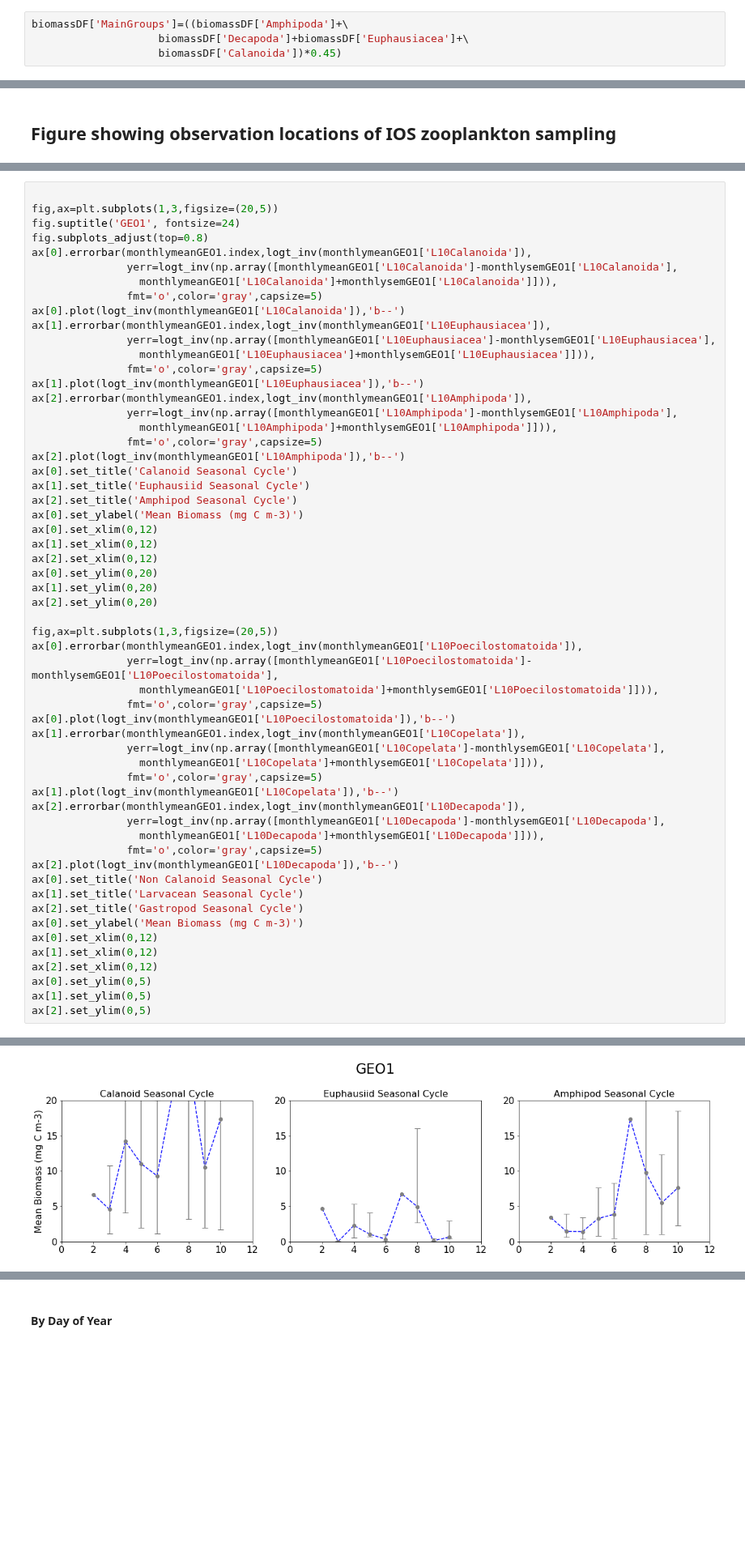
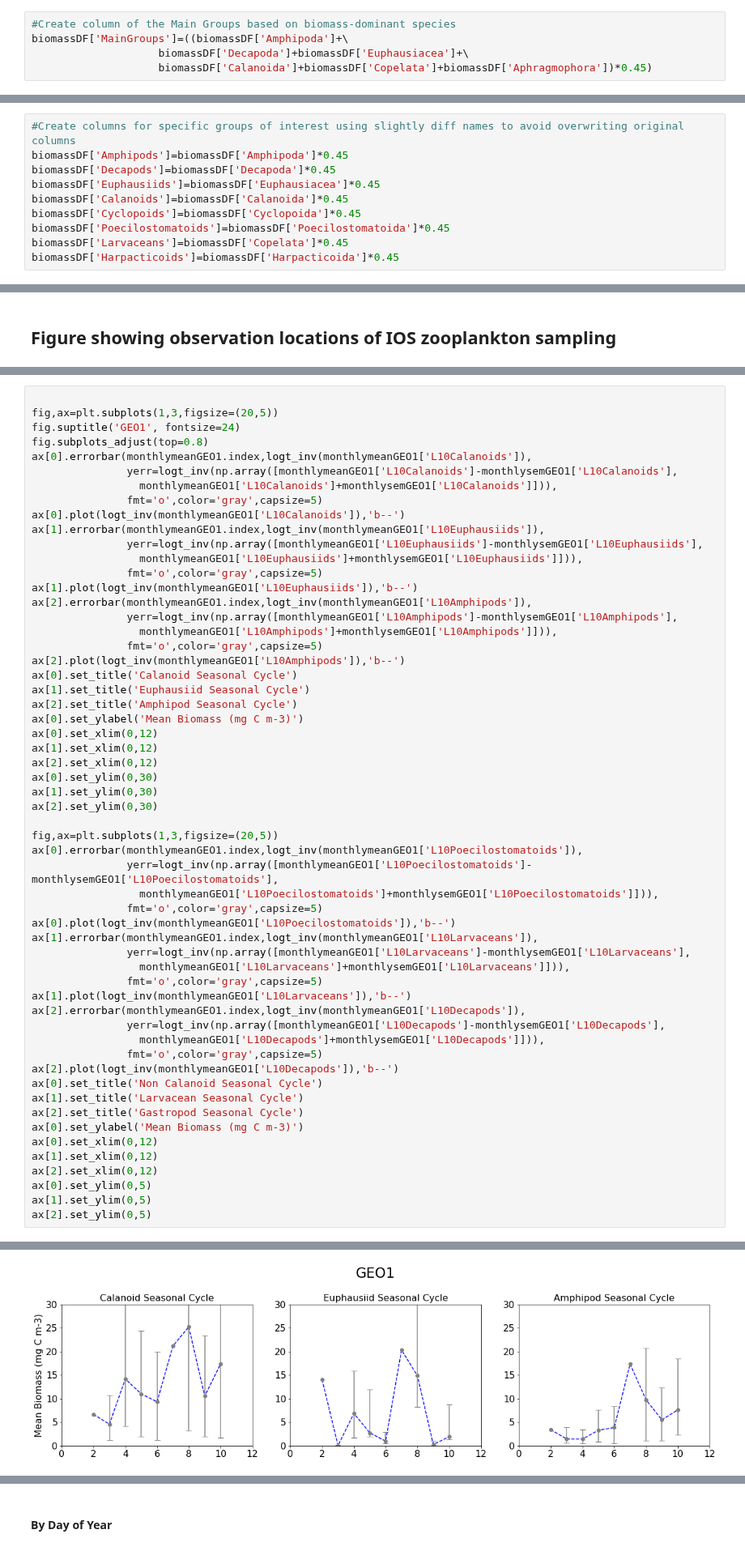
Before and after one commit to SalishSeaCast/analysis-karyn, a Jupyter notebook: notebooks/plotExamples/SoGZoop_OldBiomass22Mar21.ipynb, the cells around one changed output, grey strips where cells are left out. Shown at 81% size. Cells and saved outputs as stored; diff of their text form; blank space fills up the shorter version.

```diff
--- a/notebooks/plotExamples/SoGZoop_OldBiomass22Mar21.ipynb
+++ b/notebooks/plotExamples/SoGZoop_OldBiomass22Mar21.ipynb
@@ -411,6 +469,7 @@ biomassDF['Total']=((biomassDF['Diplostraca']+biomassDF['Thecostraca']+biomassDF
        'Thalassocalycida', 'Doliolida', 'Lepadomorpha', 'Cephalaspidea',
        'Sygnathiformes'
 # %%
+#Create column of the Main Groups based on biomass-dominant species
 biomassDF['MainGroups']=((biomassDF['Amphipoda']+\
                     biomassDF['Decapoda']+biomassDF['Euphausiacea']+\
-                    biomassDF['Calanoida'])*0.45)
+                    biomassDF['Calanoida']+biomassDF['Copelata']+biomassDF['Aphragmophora'])*0.45)
@@ -417,3 +496,13 @@ biomassDF['MainGroups']=((biomassDF['Amphipoda']+\
+# %%
+#Create columns for specific groups of interest using slightly diff names to avoid overwriting original columns
+biomassDF['Amphipods']=biomassDF['Amphipoda']*0.45
+biomassDF['Decapods']=biomassDF['Decapoda']*0.45
+biomassDF['Euphausiids']=biomassDF['Euphausiacea']*0.45
+biomassDF['Calanoids']=biomassDF['Calanoida']*0.45
+biomassDF['Cyclopoids']=biomassDF['Cyclopoida']*0.45
+biomassDF['Poecilostomatoids']=biomassDF['Poecilostomatoida']*0.45
+biomassDF['Larvaceans']=biomassDF['Copelata']*0.45
+biomassDF['Harpacticoids']=biomassDF['Harpacticoida']*0.45
 # %%
 biomassDF2013=biomassDF[biomassDF.Year==2013]
 # %%
@@ -734,59 +840,59 @@ ax[2].set_ylim(0,5)
 fig,ax=plt.subplots(1,3,figsize=(20,5))
 fig.suptitle('GEO1', fontsize=24)
 fig.subplots_adjust(top=0.8)
-ax[0].errorbar(monthlymeanGEO1.index,logt_inv(monthlymeanGEO1['L10Calanoida']),
-               yerr=logt_inv(np.array([monthlymeanGEO1['L10Calanoida']-monthlysemGEO1['L10Calanoida'],
-                 monthlymeanGEO1['L10Calanoida']+monthlysemGEO1['L10Calanoida']])),
+ax[0].errorbar(monthlymeanGEO1.index,logt_inv(monthlymeanGEO1['L10Calanoids']),
+               yerr=logt_inv(np.array([monthlymeanGEO1['L10Calanoids']-monthlysemGEO1['L10Calanoids'],
+                 monthlymeanGEO1['L10Calanoids']+monthlysemGEO1['L10Calanoids']])),
                fmt='o',color='gray',capsize=5)
-ax[0].plot(logt_inv(monthlymeanGEO1['L10Calanoida']),'b--')
-ax[1].errorbar(monthlymeanGEO1.index,logt_inv(monthlymeanGEO1['L10Euphausiacea']),
-               yerr=logt_inv(np.array([monthlymeanGEO1['L10Euphausiacea']-monthlysemGEO1['L10Euphausiacea'],
-                 monthlymeanGEO1['L10Euphausiacea']+monthlysemGEO1['L10Euphausiacea']])),
+ax[0].plot(logt_inv(monthlymeanGEO1['L10Calanoids']),'b--')
+ax[1].errorbar(monthlymeanGEO1.index,logt_inv(monthlymeanGEO1['L10Euphausiids']),
+               yerr=logt_inv(np.array([monthlymeanGEO1['L10Euphausiids']-monthlysemGEO1['L10Euphausiids'],
+                 monthlymeanGEO1['L10Euphausiids']+monthlysemGEO1['L10Euphausiids']])),
                fmt='o',color='gray',capsize=5)
-ax[1].plot(logt_inv(monthlymeanGEO1['L10Euphausiacea']),'b--')
-ax[2].errorbar(monthlymeanGEO1.index,logt_inv(monthlymeanGEO1['L10Amphipoda']),
-               yerr=logt_inv(np.array([monthlymeanGEO1['L10Amphipoda']-monthlysemGEO1['L10Amphipoda'],
-                 monthlymeanGEO1['L10Amphipoda']+monthlysemGEO1['L10Amphipoda']])),
+ax[1].plot(logt_inv(monthlymeanGEO1['L10Euphausiids']),'b--')
+ax[2].errorbar(monthlymeanGEO1.index,logt_inv(monthlymeanGEO1['L10Amphipods']),
+               yerr=logt_inv(np.array([monthlymeanGEO1['L10Amphipods']-monthlysemGEO1['L10Amphipods'],
+                 monthlymeanGEO1['L10Amphipods']+monthlysemGEO1['L10Amphipods']])),
                fmt='o',color='gray',capsize=5)
-ax[2].plot(logt_inv(monthlymeanGEO1['L10Amphipoda']),'b--')
+ax[2].plot(logt_inv(monthlymeanGEO1['L10Amphipods']),'b--')
 ax[0].set_title('Calanoid Seasonal Cycle')
 ax[1].set_title('Euphausiid Seasonal Cycle')
 ax[2].set_title('Amphipod Seasonal Cycle')
 ax[0].set_ylabel('Mean Biomass (mg C m-3)')
 ax[0].set_xlim(0,12)
 ax[1].set_xlim(0,12)
 ax[2].set_xlim(0,12)
-ax[0].set_ylim(0,20)
-ax[1].set_ylim(0,20)
-ax[2].set_ylim(0,20)
+ax[0].set_ylim(0,30)
+ax[1].set_ylim(0,30)
+ax[2].set_ylim(0,30)
 
 fig,ax=plt.subplots(1,3,figsize=(20,5))
-ax[0].errorbar(monthlymeanGEO1.index,logt_inv(monthlymeanGEO1['L10Poecilostomatoida']),
-               yerr=logt_inv(np.array([monthlymeanGEO1['L10Poecilostomatoida']-monthlysemGEO1['L10Poecilostomatoida'],
-                 monthlymeanGEO1['L10Poecilostomatoida']+monthlysemGEO1['L10Poecilostomatoida']])),
+ax[0].errorbar(monthlymeanGEO1.index,logt_inv(monthlymeanGEO1['L10Poecilostomatoids']),
+               yerr=logt_inv(np.array([monthlymeanGEO1['L10Poecilostomatoids']-monthlysemGEO1['L10Poecilostomatoids'],
+                 monthlymeanGEO1['L10Poecilostomatoids']+monthlysemGEO1['L10Poecilostomatoids']])),
                fmt='o',color='gray',capsize=5)
-ax[0].plot(logt_inv(monthlymeanGEO1['L10Poecilostomatoida']),'b--')
-ax[1].errorbar(monthlymeanGEO1.index,logt_inv(monthlymeanGEO1['L10Copelata']),
-               yerr=logt_inv(np.array([monthlymeanGEO1['L10Copelata']-monthlysemGEO1['L10Copelata'],
-                 monthlymeanGEO1['L10Copelata']+monthlysemGEO1['L10Copelata']])),
+ax[0].plot(logt_inv(monthlymeanGEO1['L10Poecilostomatoids']),'b--')
+ax[1].errorbar(monthlymeanGEO1.index,logt_inv(monthlymeanGEO1['L10Larvaceans']),
+               yerr=logt_inv(np.array([monthlymeanGEO1['L10Larvaceans']-monthlysemGEO1['L10Larvaceans'],
+                 monthlymeanGEO1['L10Larvaceans']+monthlysemGEO1['L10Larvaceans']])),
                fmt='o',color='gray',capsize=5)
-ax[1].plot(logt_inv(monthlymeanGEO1['L10Copelata']),'b--')
-ax[2].errorbar(monthlymeanGEO1.index,logt_inv(monthlymeanGEO1['L10Decapoda']),
-               yerr=logt_inv(np.array([monthlymeanGEO1['L10Decapoda']-monthlysemGEO1['L10Decapoda'],
-                 monthlymeanGEO1['L10Decapoda']+monthlysemGEO1['L10Decapoda']])),
+ax[1].plot(logt_inv(monthlymeanGEO1['L10Larvaceans']),'b--')
+ax[2].errorbar(monthlymeanGEO1.index,logt_inv(monthlymeanGEO1['L10Decapods']),
+               yerr=logt_inv(np.array([monthlymeanGEO1['L10Decapods']-monthlysemGEO1['L10Decapods'],
+                 monthlymeanGEO1['L10Decapods']+monthlysemGEO1['L10Decapods']])),
                fmt='o',color='gray',capsize=5)
-ax[2].plot(logt_inv(monthlymeanGEO1['L10Decapoda']),'b--')
+ax[2].plot(logt_inv(monthlymeanGEO1['L10Decapods']),'b--')
 ax[0].set_title('Non Calanoid Seasonal Cycle')
 ax[1].set_title('Larvacean Seasonal Cycle')
 ax[2].set_title('Gastropod Seasonal Cycle')
 ax[0].set_ylabel('Mean Biomass (mg C m-3)')
 ax[0].set_xlim(0,12)
 ax[1].set_xlim(0,12)
 ax[2].set_xlim(0,12)
 ax[0].set_ylim(0,5)
 ax[1].set_ylim(0,5)
 ax[2].set_ylim(0,5)
 # %% [output]
 (0.0, 5.0)
-[figure, old version]
+[figure, new version]
 [figure]
```
Also changed, not shown: parts of 63 cells of this notebook.
